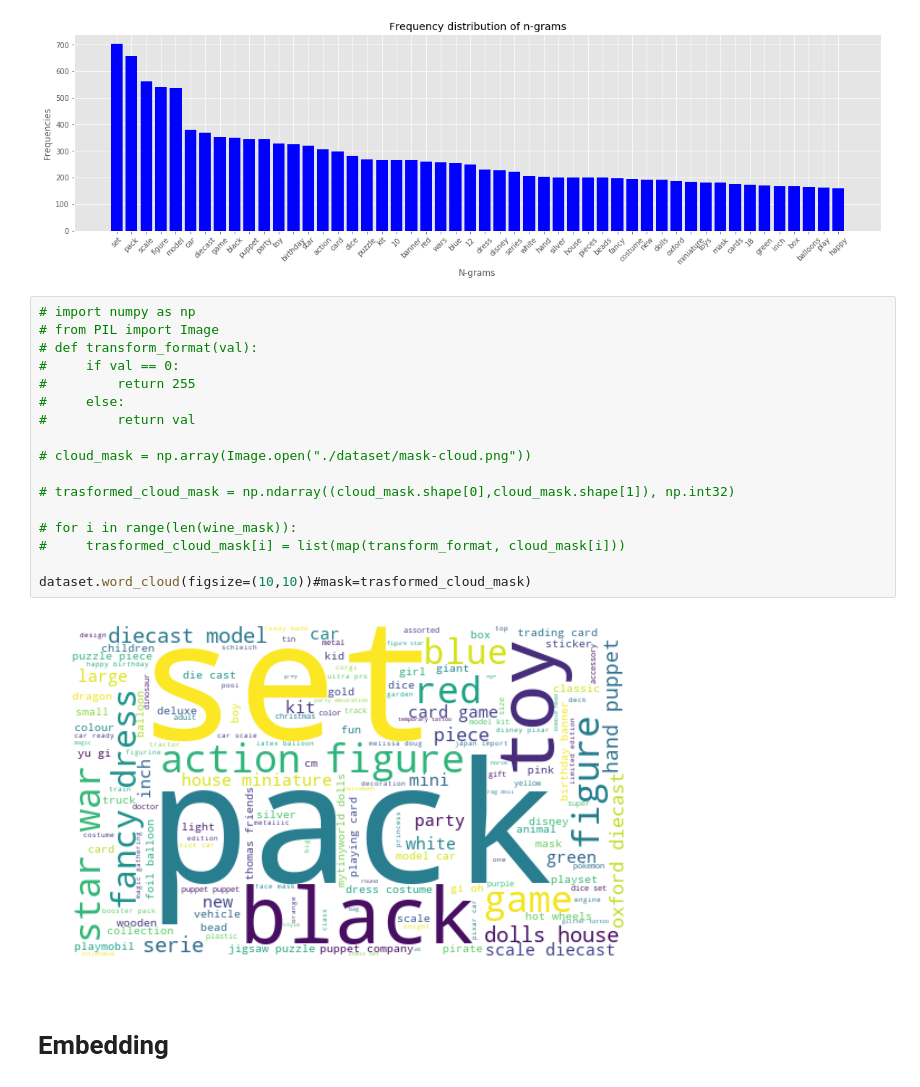
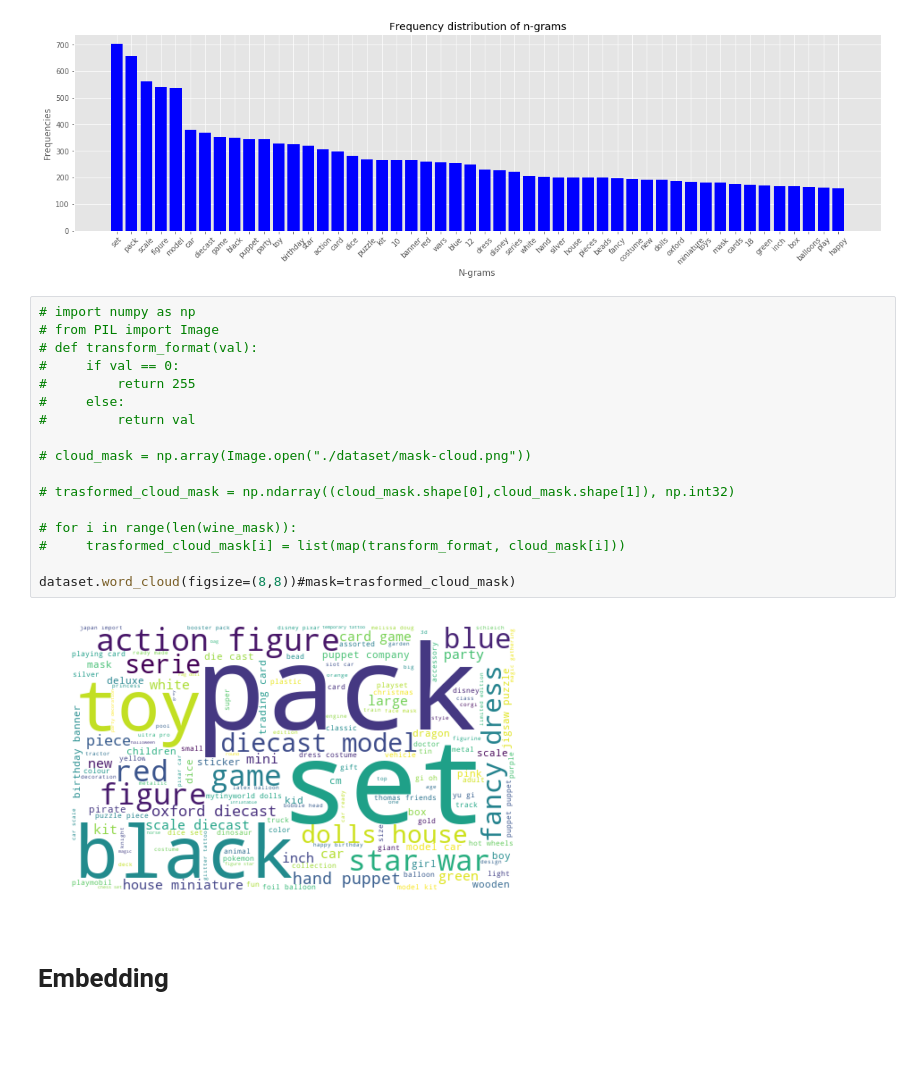
Before and after one commit to rafalencar1997/Product_Classification, a Jupyter notebook: Dataset_Statistics.ipynb, the cells around one changed output. Cells and saved outputs as stored; diff of their text form; blank space fills up the shorter version.

```diff
--- a/Dataset_Statistics.ipynb
+++ b/Dataset_Statistics.ipynb
@@ -69,22 +69,22 @@ dataset.frequency_distribution_of_ngrams(ngram_range=(1, 2), num_ngrams=50)
 # %%
 # import numpy as np
 # from PIL import Image
 # def transform_format(val):
 #     if val == 0:
 #         return 255
 #     else:
 #         return val
 
 # cloud_mask = np.array(Image.open("./dataset/mask-cloud.png"))
 
 # trasformed_cloud_mask = np.ndarray((cloud_mask.shape[0],cloud_mask.shape[1]), np.int32)
 
 # for i in range(len(wine_mask)):
 #     trasformed_cloud_mask[i] = list(map(transform_format, cloud_mask[i]))
 
-dataset.word_cloud(figsize=(10,10))#mask=trasformed_cloud_mask)
+dataset.word_cloud(figsize=(8,8))#mask=trasformed_cloud_mask)
 # %% [output]
-[figure, old version]
+[figure, new version]
 # %% [markdown]
 # Embedding
 # %%
```
Also changed, not shown: parts of 4 cells of this notebook, 5 other files.
